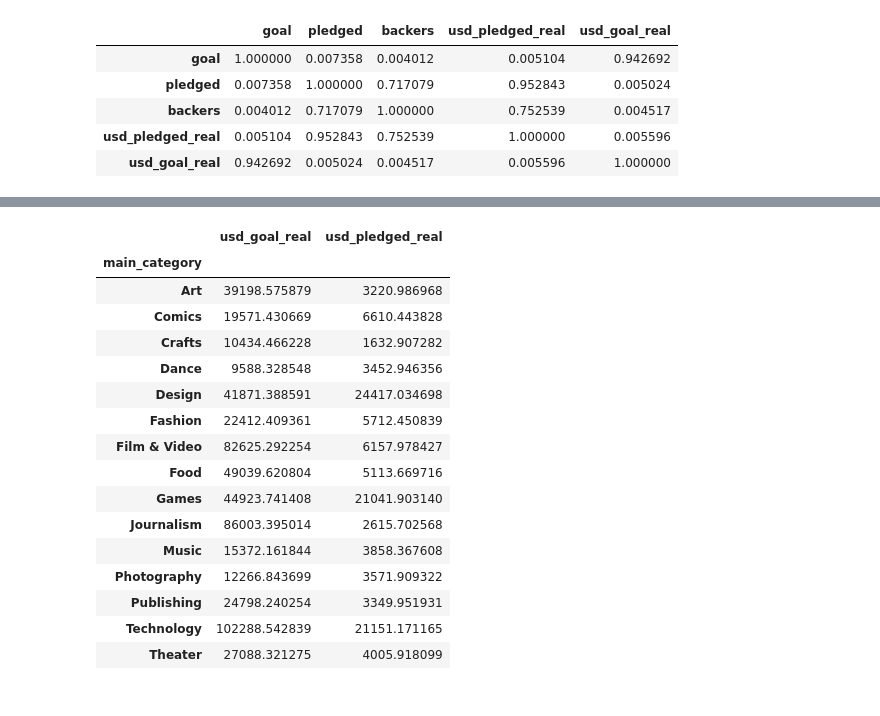
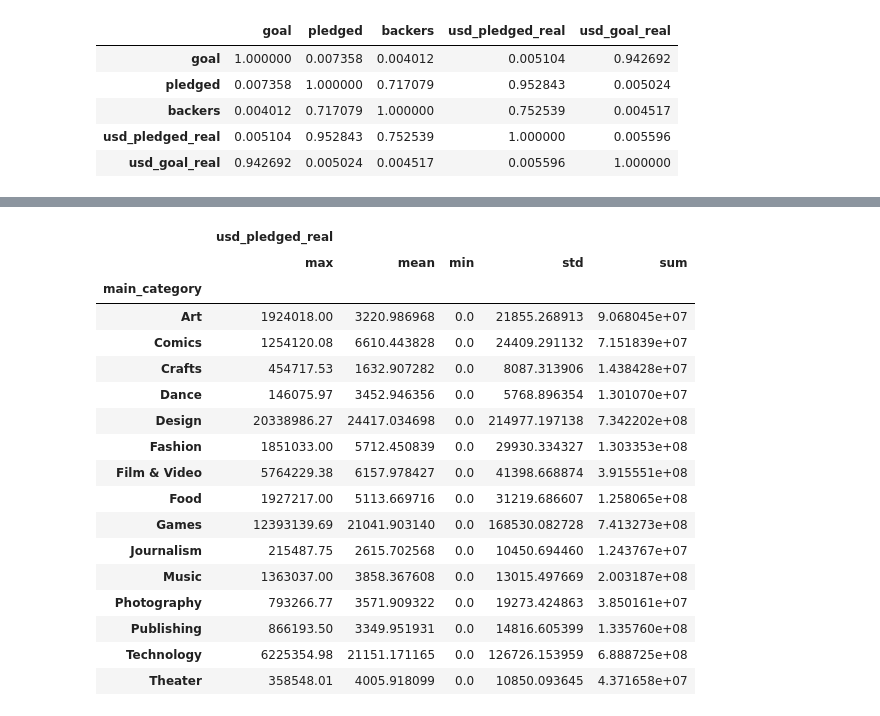
Before and after one commit to marisfont/madrid-oct-2018, a Jupyter notebook: module-2/data-analysis-with-pandas/your-code/your-code.ipynb, the cells around one changed output, grey strips where cells are left out. Saved outputs shown, nothing was run; the diff lists cells and outputs as text; code cells hidden in the pictures.

```diff
--- a/module-2/data-analysis-with-pandas/your-code/your-code.ipynb
+++ b/module-2/data-analysis-with-pandas/your-code/your-code.ipynb
@@ -155,20 +191,21 @@ Some of the questions I wanted to answer include:
 # %%
-kickstarter.pivot_table(index=['main_category'],values=['usd_goal_real','usd_pledged_real'])
+kickstarter.pivot_table(index=['main_category'],values=['usd_pledged_real'], aggfunc={'usd_pledged_real': [np.sum, np.mean, max, min, np.std]})
 # %% [output]
-|  | usd_goal_real | usd_pledged_real |
-| main_category |  |  |
-| Art | 39198.575879 | 3220.986968 |
-| Comics | 19571.430669 | 6610.443828 |
-| Crafts | 10434.466228 | 1632.907282 |
-| Dance | 9588.328548 | 3452.946356 |
-| Design | 41871.388591 | 24417.034698 |
-| Fashion | 22412.409361 | 5712.450839 |
-| Film & Video | 82625.292254 | 6157.978427 |
-| Food | 49039.620804 | 5113.669716 |
-| Games | 44923.741408 | 21041.903140 |
-| Journalism | 86003.395014 | 2615.702568 |
-| Music | 15372.161844 | 3858.367608 |
-| Photography | 12266.843699 | 3571.909322 |
-| Publishing | 24798.240254 | 3349.951931 |
-| Technology | 102288.542839 | 21151.171165 |
-| Theater | 27088.321275 | 4005.918099 |
+|  | usd_pledged_real |  |  |  |  |
+|  | max | mean | min | std | sum |
+| main_category |  |  |  |  |  |
+| Art | 1924018.00 | 3220.986968 | 0.0 | 21855.268913 | 9.068045e+07 |
+| Comics | 1254120.08 | 6610.443828 | 0.0 | 24409.291132 | 7.151839e+07 |
+| Crafts | 454717.53 | 1632.907282 | 0.0 | 8087.313906 | 1.438428e+07 |
+| Dance | 146075.97 | 3452.946356 | 0.0 | 5768.896354 | 1.301070e+07 |
+| Design | 20338986.27 | 24417.034698 | 0.0 | 214977.197138 | 7.342202e+08 |
+| Fashion | 1851033.00 | 5712.450839 | 0.0 | 29930.334327 | 1.303353e+08 |
+| Film & Video | 5764229.38 | 6157.978427 | 0.0 | 41398.668874 | 3.915551e+08 |
+| Food | 1927217.00 | 5113.669716 | 0.0 | 31219.686607 | 1.258065e+08 |
+| Games | 12393139.69 | 21041.903140 | 0.0 | 168530.082728 | 7.413273e+08 |
+| Journalism | 215487.75 | 2615.702568 | 0.0 | 10450.694460 | 1.243767e+07 |
+| Music | 1363037.00 | 3858.367608 | 0.0 | 13015.497669 | 2.003187e+08 |
+| Photography | 793266.77 | 3571.909322 | 0.0 | 19273.424863 | 3.850161e+07 |
+| Publishing | 866193.50 | 3349.951931 | 0.0 | 14816.605399 | 1.335760e+08 |
+| Technology | 6225354.98 | 21151.171165 | 0.0 | 126726.153959 | 6.888725e+08 |
+| Theater | 358548.01 | 4005.918099 | 0.0 | 10850.093645 | 4.371658e+07 |
```
Also changed, not shown: parts of 10 cells of this notebook.
